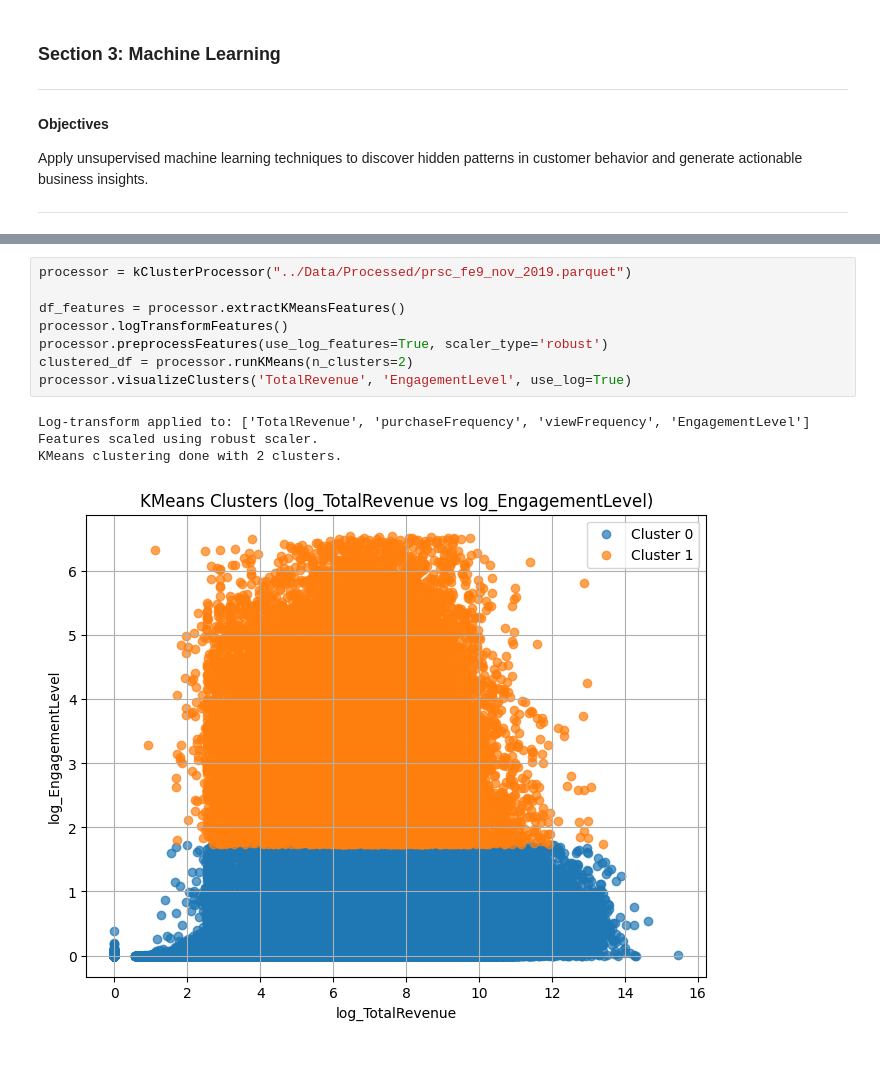
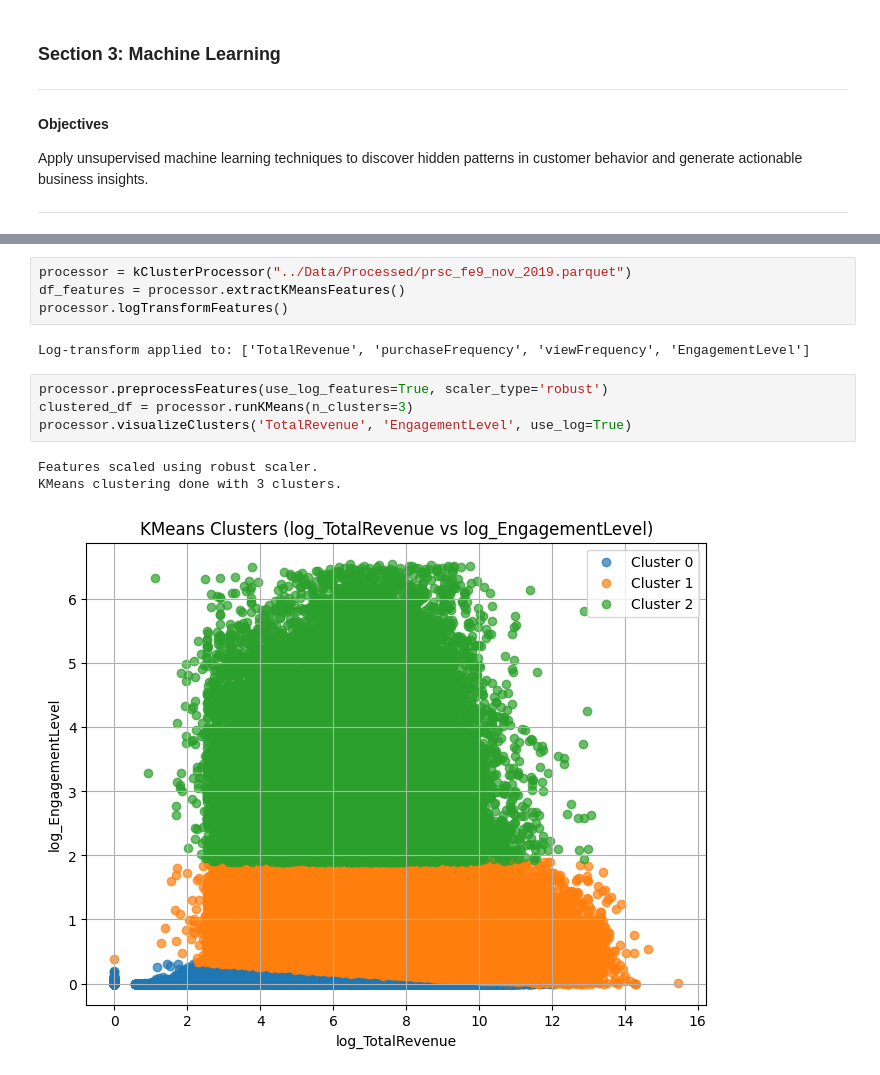
Before and after one commit to Tovix/E-commerceCustomerBehaviorAnalysis, a Jupyter notebook: notebooks/04_machine_learning.ipynb, the cells around one changed output, grey strips where cells are left out. Cells and saved outputs as stored; diff of their text form.

```diff
--- a/notebooks/04_machine_learning.ipynb
+++ b/notebooks/04_machine_learning.ipynb
@@ -169,13 +324,14 @@ class kClusterProcessor:
 # %%
 processor = kClusterProcessor("../Data/Processed/prsc_fe9_nov_2019.parquet")
-
 df_features = processor.extractKMeansFeatures()
 processor.logTransformFeatures()
-processor.preprocessFeatures(use_log_features=True, scaler_type='robust')
-clustered_df = processor.runKMeans(n_clusters=2)
-processor.visualizeClusters('TotalRevenue', 'EngagementLevel', use_log=True)
 # %% [output]
 Log-transform applied to: ['TotalRevenue', 'purchaseFrequency', 'viewFrequency', 'EngagementLevel']
-Features scaled using robust scaler.
-KMeans clustering done with 2 clusters.
-[figure, removed]
+# %%
+processor.preprocessFeatures(use_log_features=True, scaler_type='robust')
+clustered_df = processor.runKMeans(n_clusters=3)
+processor.visualizeClusters('TotalRevenue', 'EngagementLevel', use_log=True)
+# %% [output]
+Features scaled using robust scaler.
+KMeans clustering done with 3 clusters.
+[figure, added]
```
Also changed, not shown: parts of 9 cells of this notebook, 1 other file.
